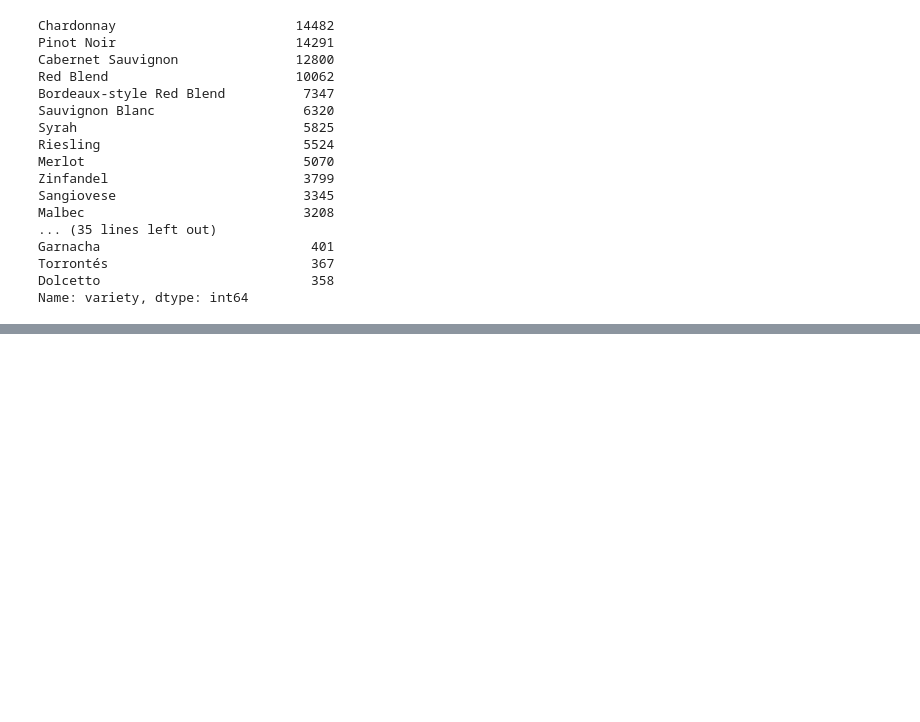
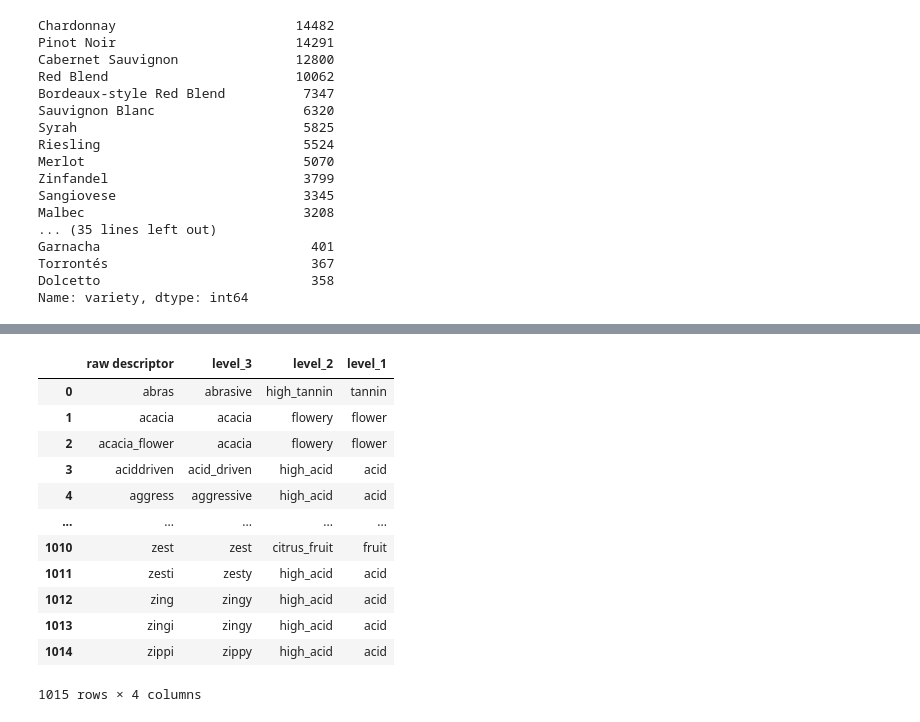
Before and after one commit to chyunoo/wineteller, a Jupyter notebook: notebooks/data_exploration_hc.ipynb, the cells around one changed output, grey strips where cells are left out. Drawn from its saved outputs; the diff is of its cells as text; code cells hidden in the pictures; blank space fills up the shorter version.

```diff
--- a/notebooks/data_exploration_hc.ipynb
+++ b/notebooks/data_exploration_hc.ipynb
@@ -65,0 +194,19 @@ Name: variety, Length: 612, dtype: int64
+# %%
+map_location = '/Users/hyunoochang/code/chyunoo/wineteller/raw_data/descriptor_mapping.csv'
+# %%
+descriptor_mapping = pd.read_csv(map_location)
+descriptor_mapping
+# %% [output]
+|  | raw descriptor | level_3 | level_2 | level_1 |
+| 0 | abras | abrasive | high_tannin | tannin |
+| 1 | acacia | acacia | flowery | flower |
+| 2 | acacia_flower | acacia | flowery | flower |
+| 3 | aciddriven | acid_driven | high_acid | acid |
+| 4 | aggress | aggressive | high_acid | acid |
+| ... | ... | ... | ... | ... |
+| 1010 | zest | zest | citrus_fruit | fruit |
+| 1011 | zesti | zesty | high_acid | acid |
+| 1012 | zing | zingy | high_acid | acid |
+| 1013 | zingi | zingy | high_acid | acid |
+| 1014 | zippi | zippy | high_acid | acid |
+1015 rows × 4 columns
```
Also changed, not shown: parts of 16 cells of this notebook.
